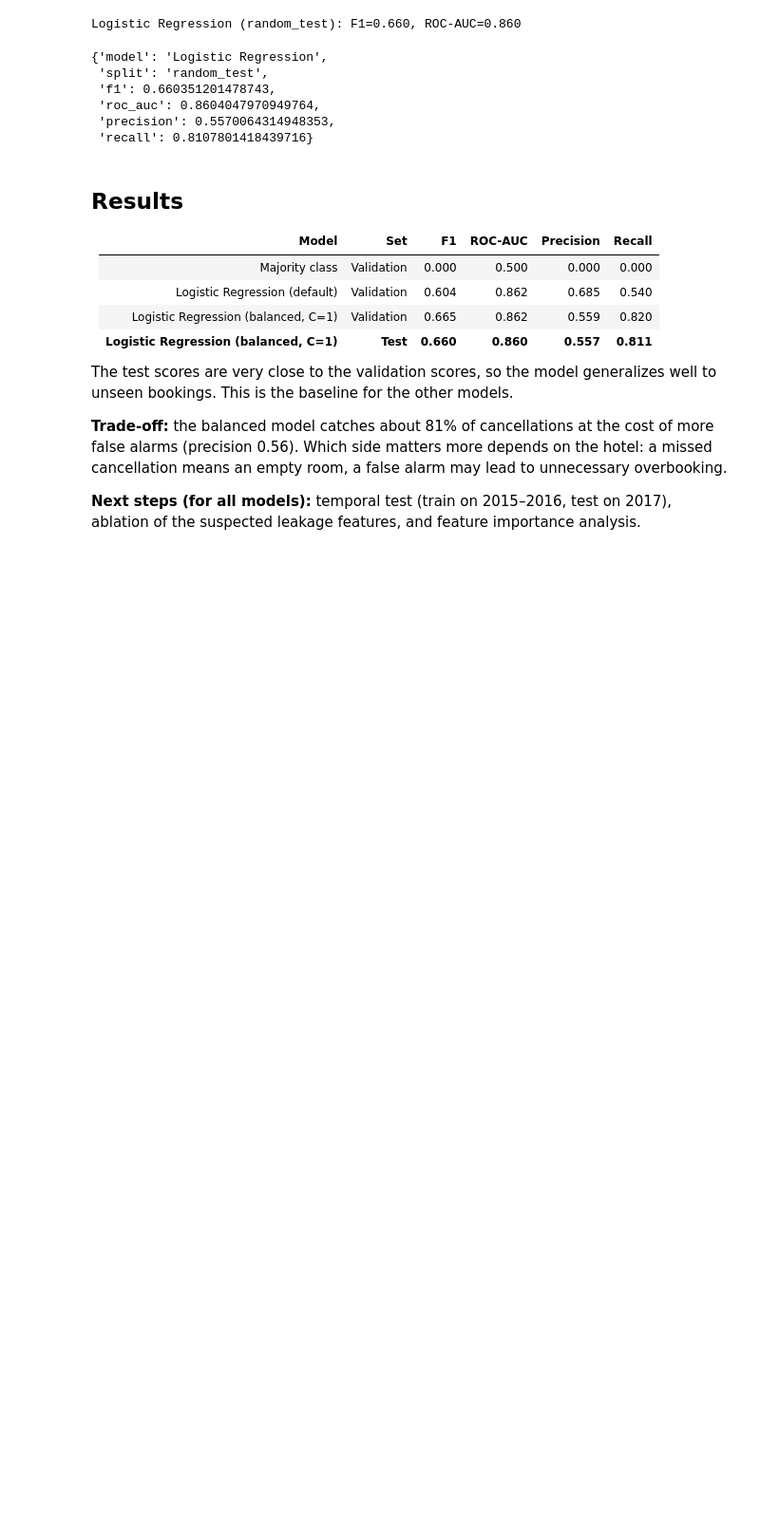
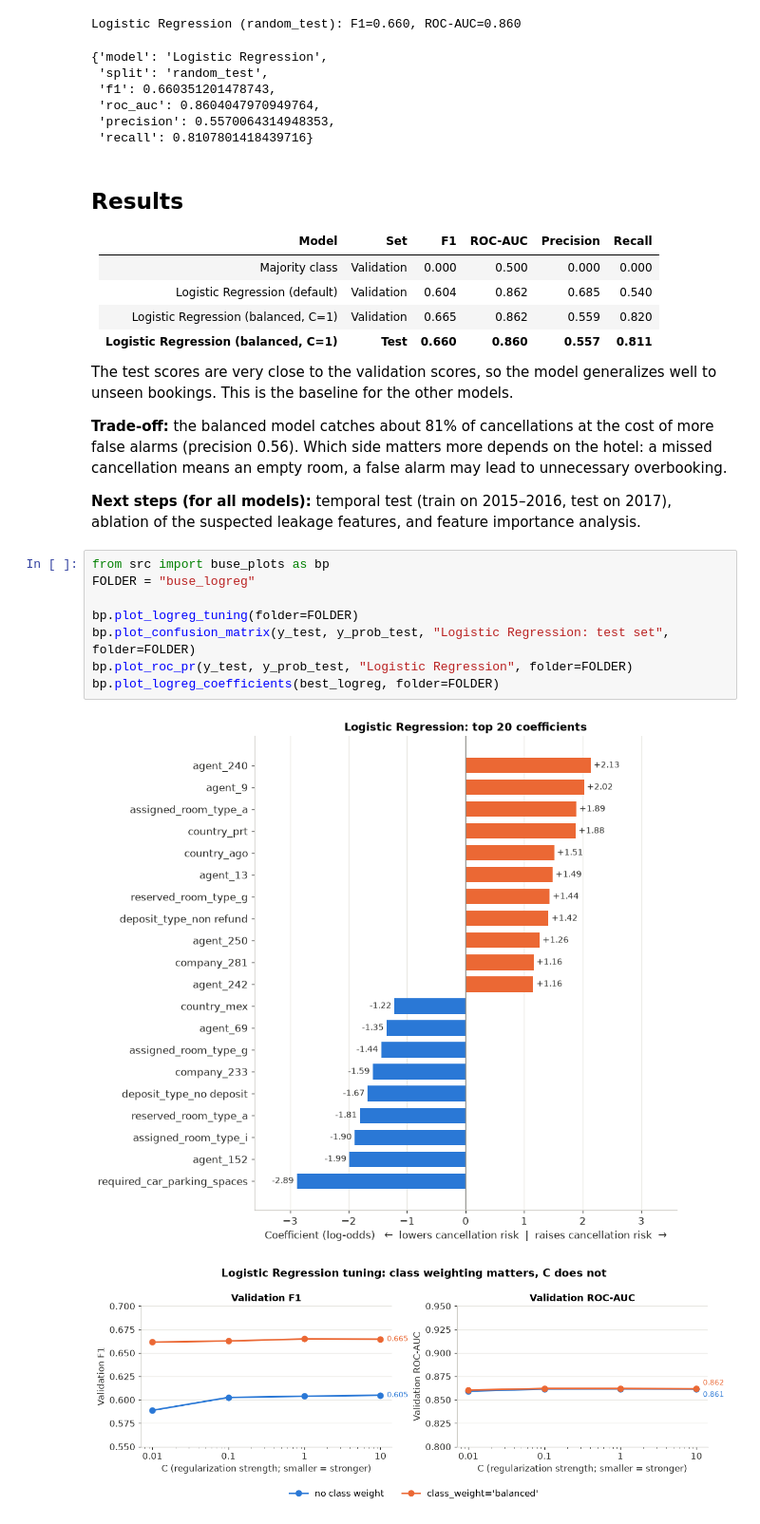
Before and after one commit to Buse04/hotel-cancellation, a Jupyter notebook: notebooks/buse_logreg.ipynb, the cells around one changed output. Shown at 95% size. Cells and saved outputs as stored; diff of their text form; blank space fills up the shorter version.

Commit message:
Buse plots

```diff
--- a/notebooks/buse_logreg.ipynb
+++ b/notebooks/buse_logreg.ipynb
@@ -151,3 +151,14 @@ The test scores are very close to the validation scores, so the model generalize
 **Trade-off:** the balanced model catches about 81% of cancellations at the cost of more false alarms (precision 0.56). Which side matters more depends on the hotel: a missed cancellation means an empty room, a false alarm may lead to unnecessary overbooking.
 
 **Next steps (for all models):** temporal test (train on 2015–2016, test on 2017), ablation of the suspected leakage features, and feature importance analysis.
+# %%
+from src import buse_plots as bp
+FOLDER = "buse_logreg"
+
+bp.plot_logreg_tuning(folder=FOLDER)
+bp.plot_confusion_matrix(y_test, y_prob_test, "Logistic Regression: test set", folder=FOLDER)
+bp.plot_roc_pr(y_test, y_prob_test, "Logistic Regression", folder=FOLDER)
+bp.plot_logreg_coefficients(best_logreg, folder=FOLDER)
+# %% [output]
+[figure, added]
+[figure, added]
```
Also changed, not shown: parts of 1 cell of this notebook, 3 other files.
